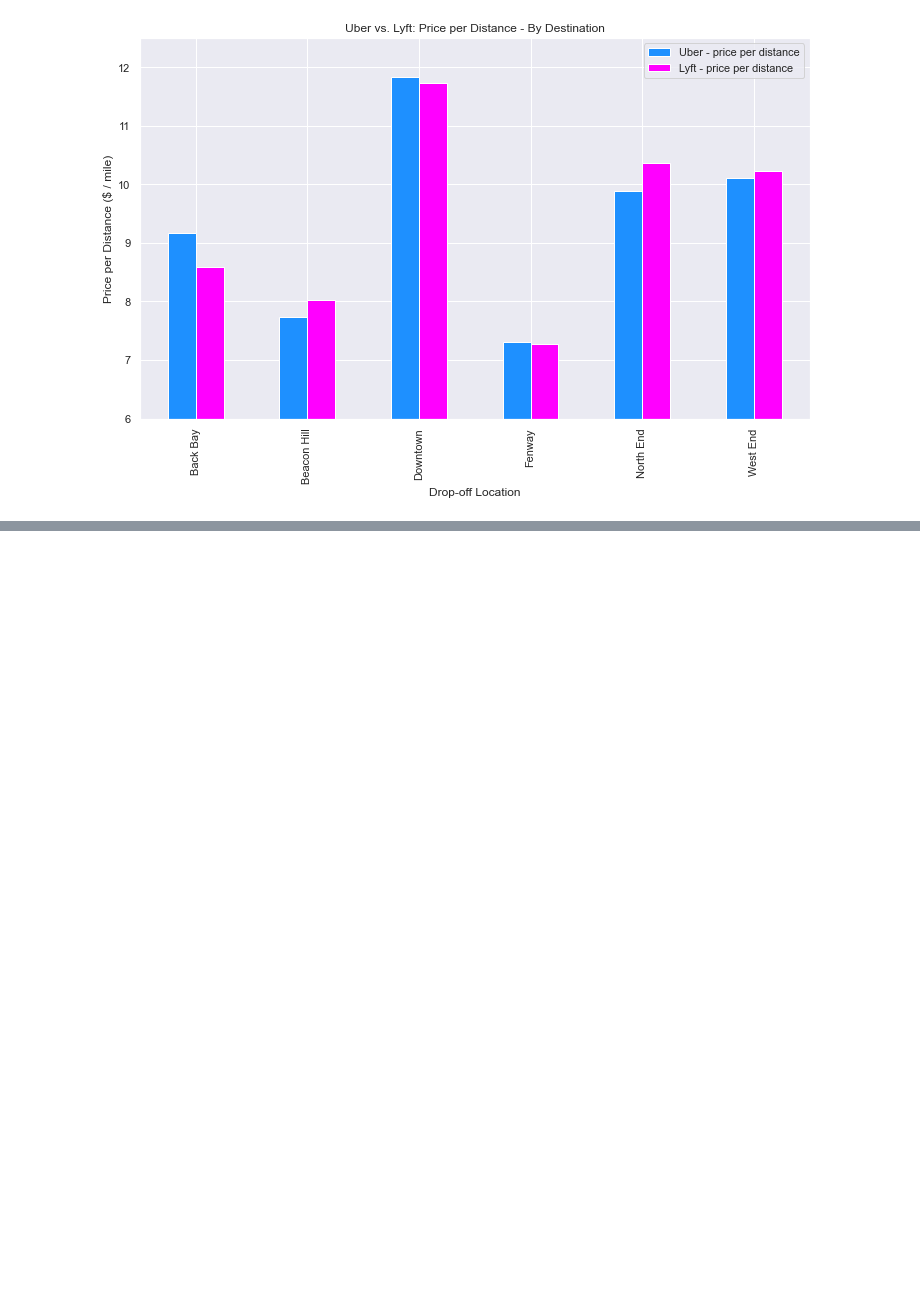
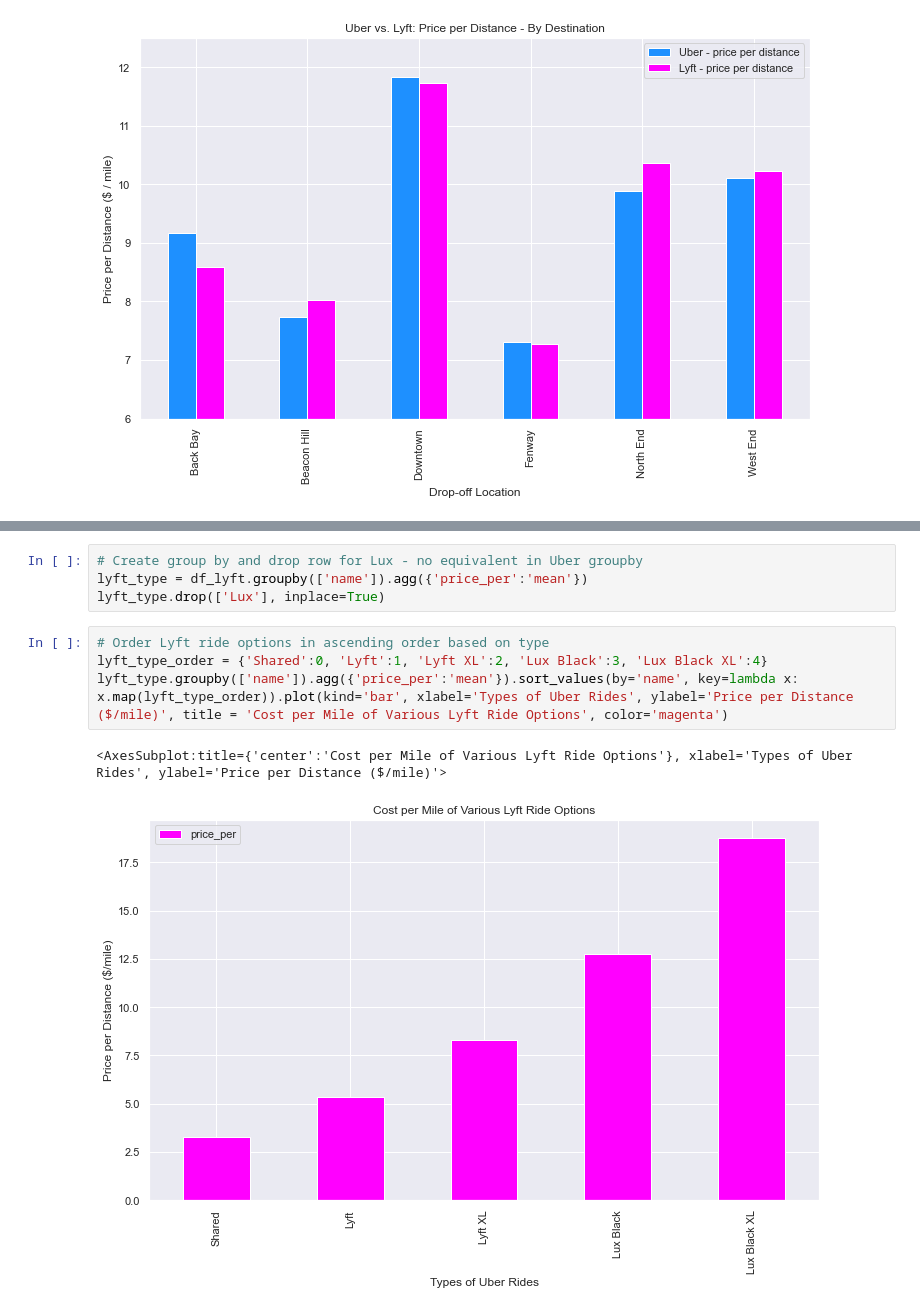
Before and after one commit to bburkey0425/rideshare_proj_DSA, a Jupyter notebook: Downloads/python_proj_rideshare/python_proj_rideshare.ipynb, the cells around one changed output, grey strips where cells are left out. Drawn from its saved outputs; the diff is of its cells as text; blank space fills up the shorter version.

```diff
--- a/Downloads/python_proj_rideshare/python_proj_rideshare.ipynb
+++ b/Downloads/python_proj_rideshare/python_proj_rideshare.ipynb
@@ -810,0 +824,11 @@ plt.savefig('dest_bar.png', dpi=300, bbox_inches='tight')
+# %%
+# Create group by and drop row for Lux - no equivalent in Uber groupby
+lyft_type = df_lyft.groupby(['name']).agg({'price_per':'mean'})
+lyft_type.drop(['Lux'], inplace=True)
+# %%
+# Order Lyft ride options in ascending order based on type
+lyft_type_order = {'Shared':0, 'Lyft':1, 'Lyft XL':2, 'Lux Black':3, 'Lux Black XL':4}
+lyft_type.groupby(['name']).agg({'price_per':'mean'}).sort_values(by='name', key=lambda x: x.map(lyft_type_order)).plot(kind='bar', xlabel='Types of Uber Rides', ylabel='Price per Distance ($/mile)', title = 'Cost per Mile of Various Lyft Ride Options', color='magenta')
+# %% [output]
+<AxesSubplot:title={'center':'Cost per Mile of Various Lyft Ride Options'}, xlabel='Types of Uber Rides', ylabel='Price per Distance ($/mile)'>
+[figure, added]
```
Also changed, not shown: parts of 12 cells of this notebook.
